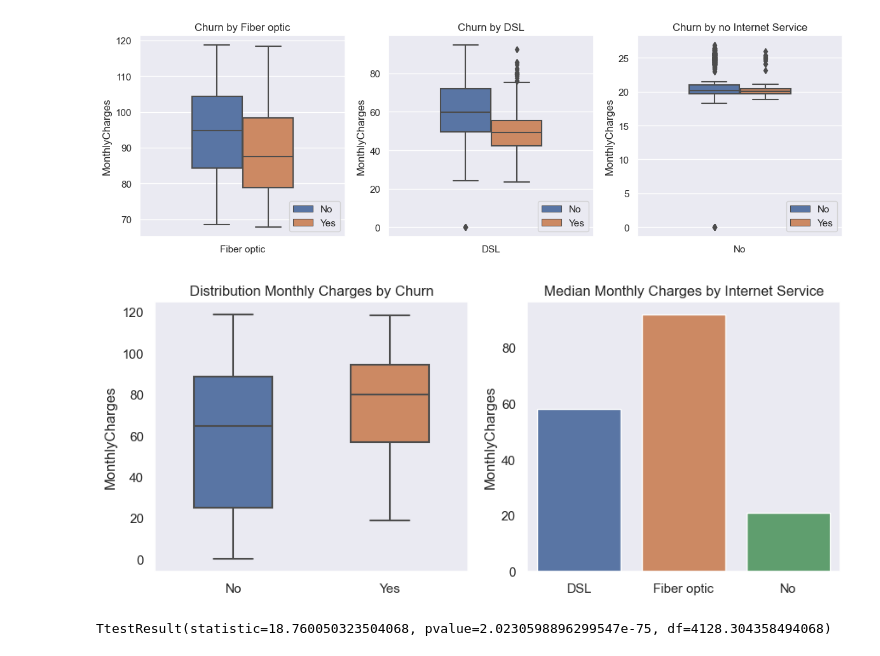
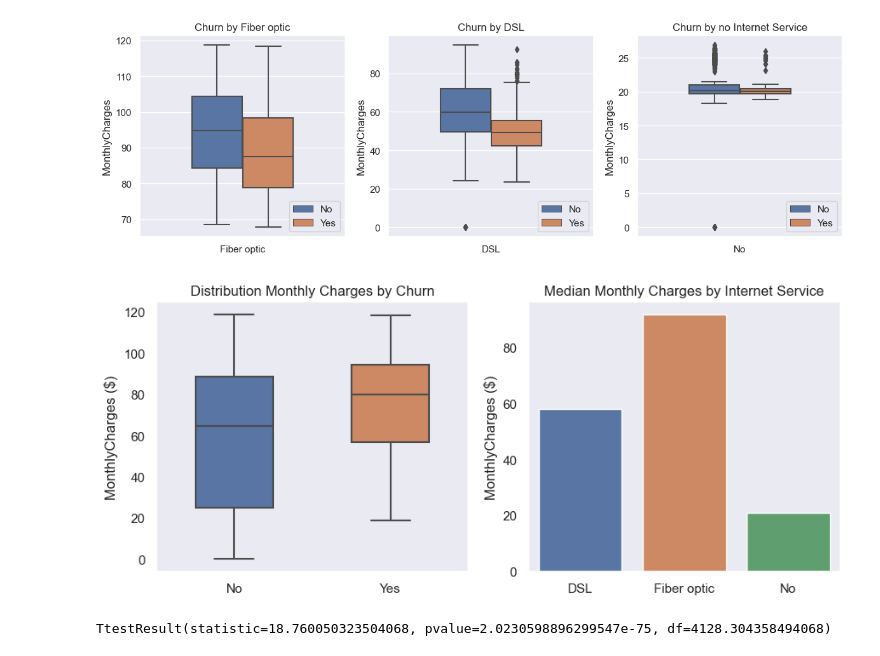
Before and after one commit to emsif84/churn_prediction, a Jupyter notebook: exploratory_data_analysis.ipynb, the cells around one changed output. Saved outputs shown, nothing was run; the diff lists cells and outputs as text; code cells hidden in the pictures.

```diff
--- a/exploratory_data_analysis.ipynb
+++ b/exploratory_data_analysis.ipynb
@@ -710,22 +710,24 @@ for i, service in enumerate(['Fiber optic','DSL','No']):
 # %%
 fig, ax = plt.subplots(1,2,figsize=(9,4))
 
 #Distribution Monthly Charges by Churn
 sns.boxplot(data=data,x='Churn',y='MonthlyCharges',width=0.5,ax=ax[0])
 ax[0].set_title('Distribution Monthly Charges by Churn')
 ax[0].set_xlabel('')
+ax[0].set_ylabel('MonthlyCharges ($)')
 ax[0].grid('')
 
 #Median monthlyCharges by Internet Service
 sns.barplot(data=data, x='InternetService', y='MonthlyCharges',ax=ax[1],errorbar=None)
 ax[1].set_title('Median Monthly Charges by Internet Service')
 ax[1].set_xlabel('')
+ax[1].set_ylabel('MonthlyCharges ($)')
 ax[1].grid('')
 
 plt.tight_layout()
 plt.show()
 # %% [output]
-[figure, old version]
+[figure, new version]
 # %%
 #T-Test: comparison means Churn Yes/No
 from scipy import stats
```
Also changed, not shown: 1 other file.
